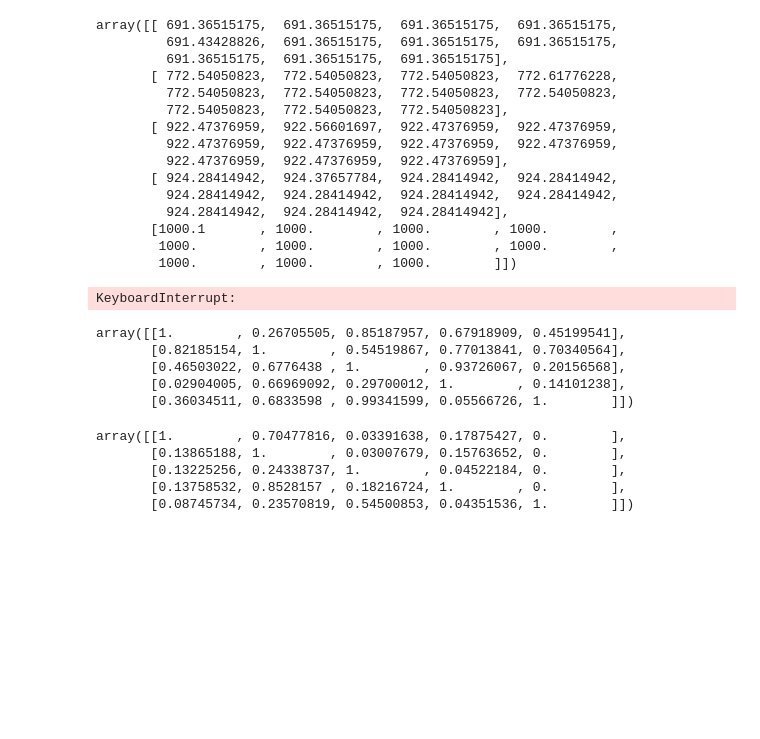
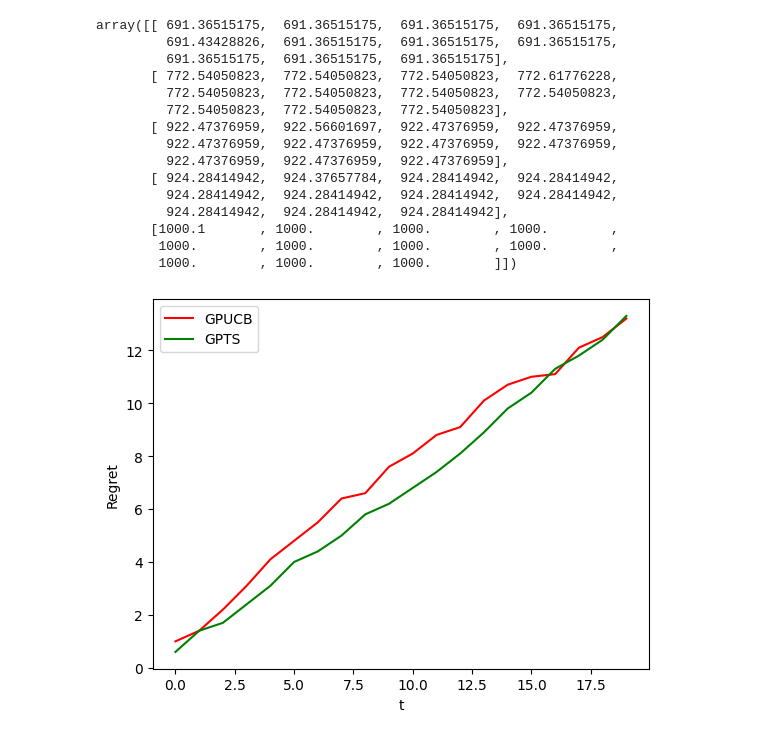
Before and after one commit to FPuoti255/OLA_project, a Jupyter notebook: src/trial_notebook.ipynb, the cells around one changed output. Saved outputs shown, nothing was run; the diff lists cells and outputs as text; code cells hidden in the pictures; blank space fills up the shorter version.

Commit message:
added the run_experiment method for the step 5

```diff
--- a/src/trial_notebook.ipynb
+++ b/src/trial_notebook.ipynb
@@ -78,31 +77,17 @@ from tqdm import tqdm
+# %%
+Ecommerce5.run_experiments(
+    20,
+    10,
+    users_reservation_prices,
+    click_probabilities,
+    observations_probabilities,
+    B_cap,
+    budgets,
+    product_prices,
+    tot_num_users,
+)
+# %% [output]
+[figure, added]
 # %%
 ecomm5_gpts = Ecommerce5_GPTS(B_cap = B_cap, budgets = budgets, product_prices = product_prices, tot_num_users = tot_num_users)
 ecomm5_ucb = Ecommerce5_UCB(B_cap = B_cap, budgets = budgets, product_prices = product_prices, tot_num_users = tot_num_users)
-# %%
-from Ecommerce5 import *
-for _ in range(100):
-    # arm, arm_idx = ecomm5_gpts.pull_arm()
-    # reward = env.round_step5(arm)
-    # ecomm5_gpts.update(arm_idx, reward)
-
-    arm, arm_idx = ecomm5_ucb.pull_arm()
-    reward = env.round_step5(arm)
-    ecomm5_ucb.update(arm_idx, reward)
-# %% [output]
-KeyboardInterrupt:
-# %%
-ecomm5_ts.get_estimated_nodes_activation_probabilities()
-# %% [output]
-array([[1.        , 0.26705505, 0.85187957, 0.67918909, 0.45199541],
-       [0.82185154, 1.        , 0.54519867, 0.77013841, 0.70340564],
-       [0.46503022, 0.6776438 , 1.        , 0.93726067, 0.20156568],
-       [0.02904005, 0.66969092, 0.29700012, 1.        , 0.14101238],
-       [0.36034511, 0.6833598 , 0.99341599, 0.05566726, 1.        ]])
-# %%
-env.get_nodes_activation_probabilities(product_prices)
-# %% [output]
-array([[1.        , 0.70477816, 0.03391638, 0.17875427, 0.        ],
-       [0.13865188, 1.        , 0.03007679, 0.15763652, 0.        ],
-       [0.13225256, 0.24338737, 1.        , 0.04522184, 0.        ],
-       [0.13758532, 0.8528157 , 0.18216724, 1.        , 0.        ],
-       [0.08745734, 0.23570819, 0.54500853, 0.04351536, 1.        ]])
```
Also changed, not shown: parts of 1 cell of this notebook, 6 other files.
